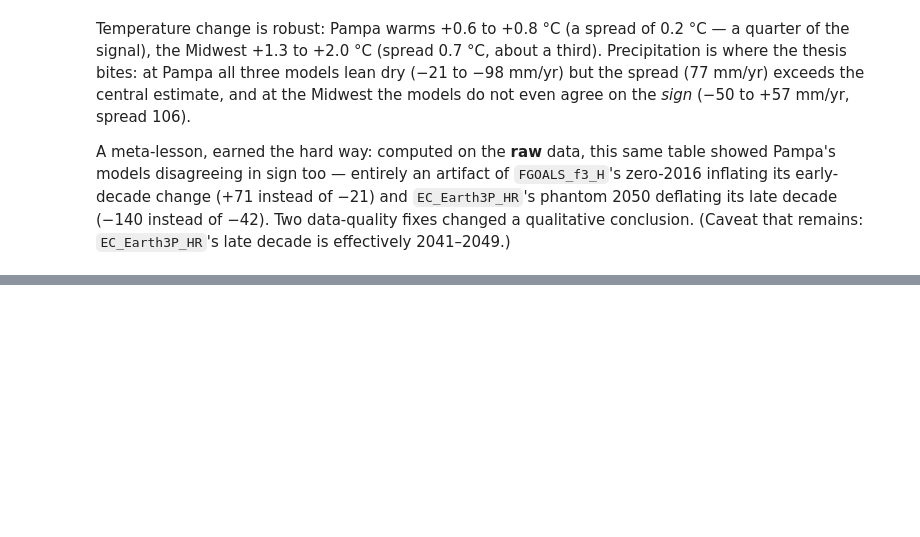
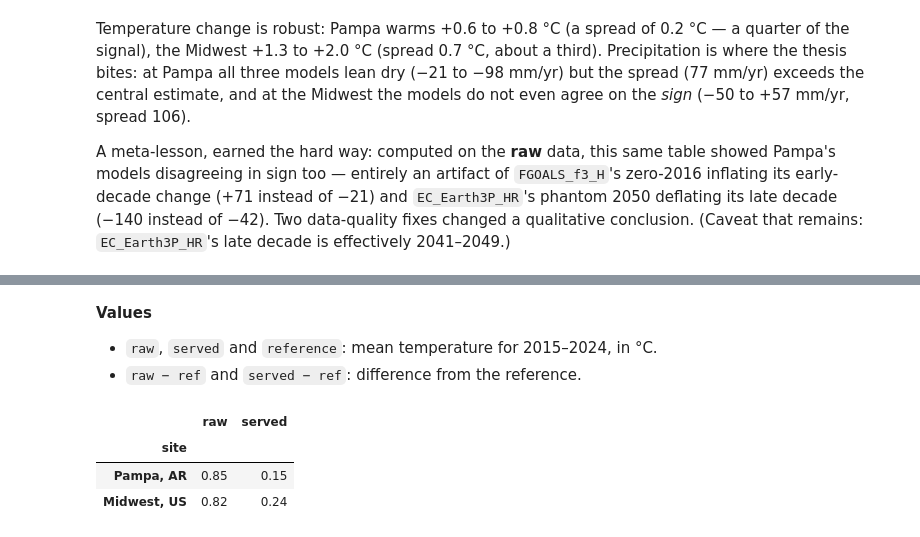
Before and after one commit to deloxantos/pretaverdi, a Jupyter notebook: notebooks/02-cmip6-multi-model-projections.ipynb, the cells around one changed output, grey strips where cells are left out. Cells and saved outputs as stored; diff of their text form; code cells hidden in the pictures; blank space fills up the shorter version.

```diff
--- a/notebooks/02-cmip6-multi-model-projections.ipynb
+++ b/notebooks/02-cmip6-multi-model-projections.ipynb
@@ -296,0 +309,12 @@ The levels land remarkably close to reality. Over 2015–2024, ERA5 averages 17.
+# %% [markdown]
+**Values**
+
+- `raw`, `served` and `reference`: mean temperature for 2015–2024, in °C.
+- `raw − ref` and `served − ref`: difference from the reference.
+# %%
+inter_model_spread(levels)
+# %% [output]
+|  | raw | served |
+| site |  |  |
+| Pampa, AR | 0.85 | 0.15 |
+| Midwest, US | 0.82 | 0.24 |
```
Also changed, not shown: parts of 10 cells of this notebook, 1 other file.
